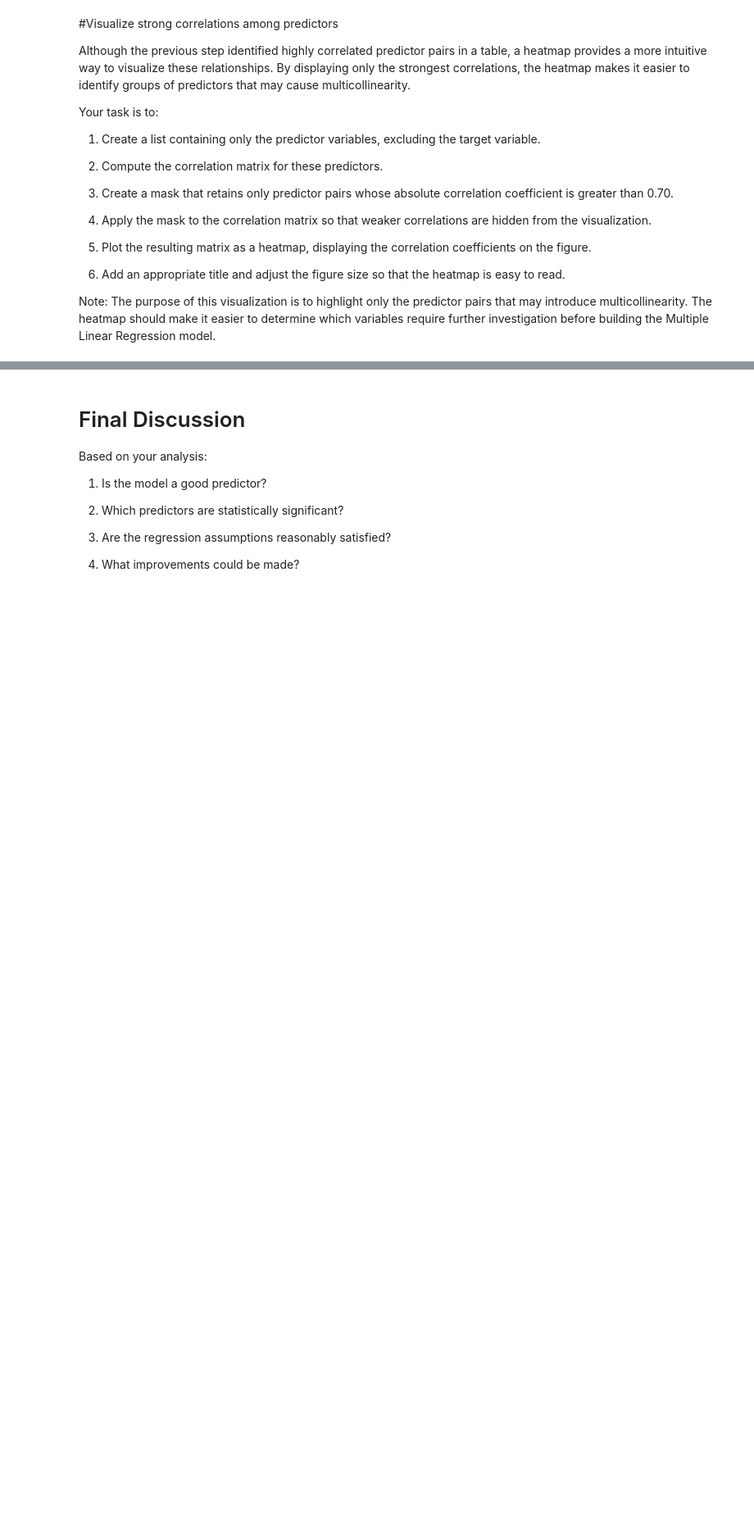
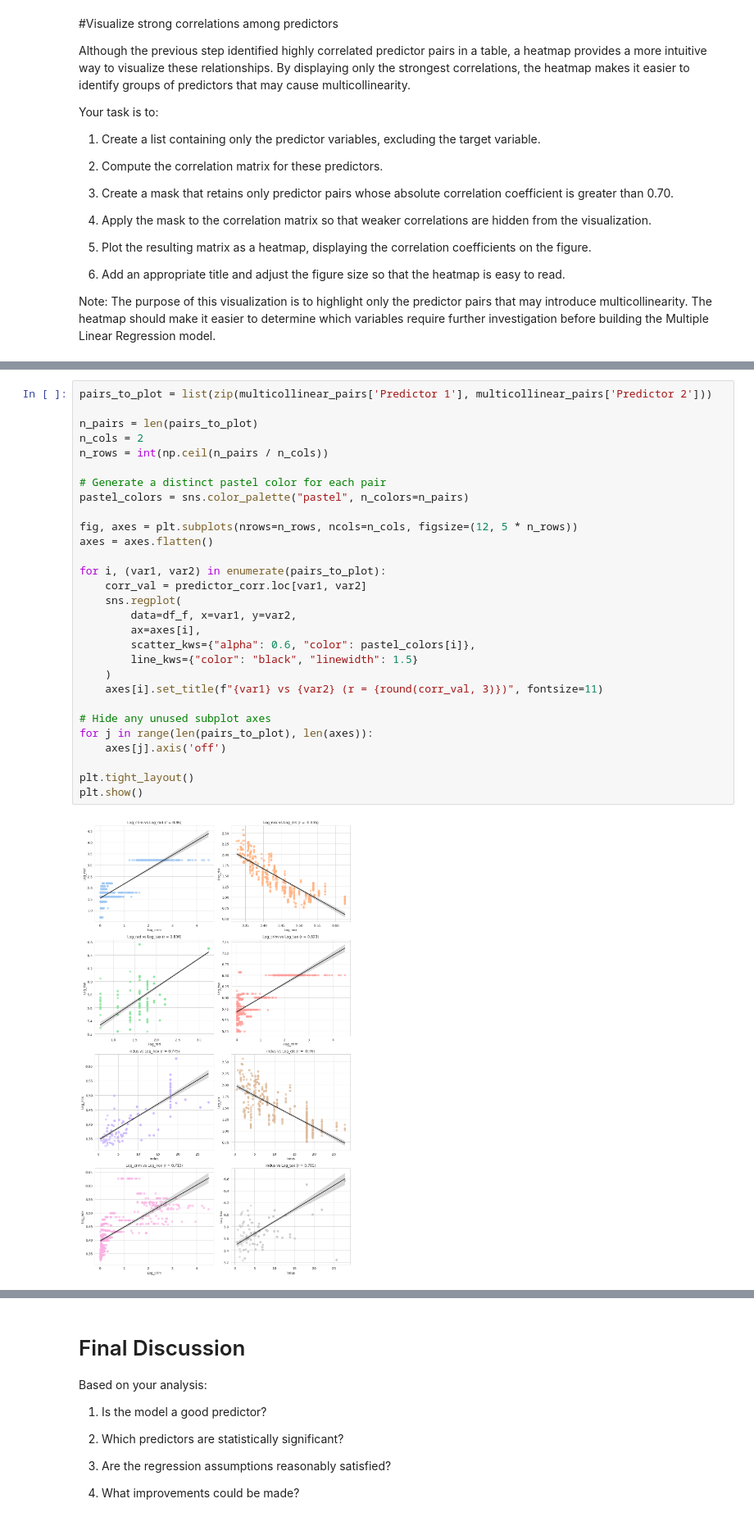
Before and after one commit to JoseAlberto88/Predictive-Analytics-, a Jupyter notebook: DAMO510_Module_03_in_Class_Activity_StarterCode.ipynb, the cells around one changed output, grey strips where cells are left out. Shown at 82% size. Saved outputs shown, nothing was run; the diff lists cells and outputs as text; blank space fills up the shorter version.

```diff
--- a/DAMO510_Module_03_in_Class_Activity_StarterCode.ipynb
+++ b/DAMO510_Module_03_in_Class_Activity_StarterCode.ipynb
@@ -907,3 +1110,34 @@ Note: The purpose of this visualization is to highlight only the predictor pairs
+# %%
+pairs_to_plot = list(zip(multicollinear_pairs['Predictor 1'], multicollinear_pairs['Predictor 2']))
+
+n_pairs = len(pairs_to_plot)
+n_cols = 2
+n_rows = int(np.ceil(n_pairs / n_cols))
+
+# Generate a distinct pastel color for each pair
+pastel_colors = sns.color_palette("pastel", n_colors=n_pairs)
+
+fig, axes = plt.subplots(nrows=n_rows, ncols=n_cols, figsize=(12, 5 * n_rows))
+axes = axes.flatten()
+
+for i, (var1, var2) in enumerate(pairs_to_plot):
+    corr_val = predictor_corr.loc[var1, var2]
+    sns.regplot(
+        data=df_f, x=var1, y=var2,
+        ax=axes[i],
+        scatter_kws={"alpha": 0.6, "color": pastel_colors[i]},
+        line_kws={"color": "black", "linewidth": 1.5}
+    )
+    axes[i].set_title(f"{var1} vs {var2} (r = {round(corr_val, 3)})", fontsize=11)
+
+# Hide any unused subplot axes
+for j in range(len(pairs_to_plot), len(axes)):
+    axes[j].axis('off')
+
+plt.tight_layout()
+plt.show()
+# %% [output]
+[figure, added]
 # %% [markdown]
 #Remove collinear predictors and verify the results
 
```
Also changed, not shown: parts of 17 cells of this notebook.
